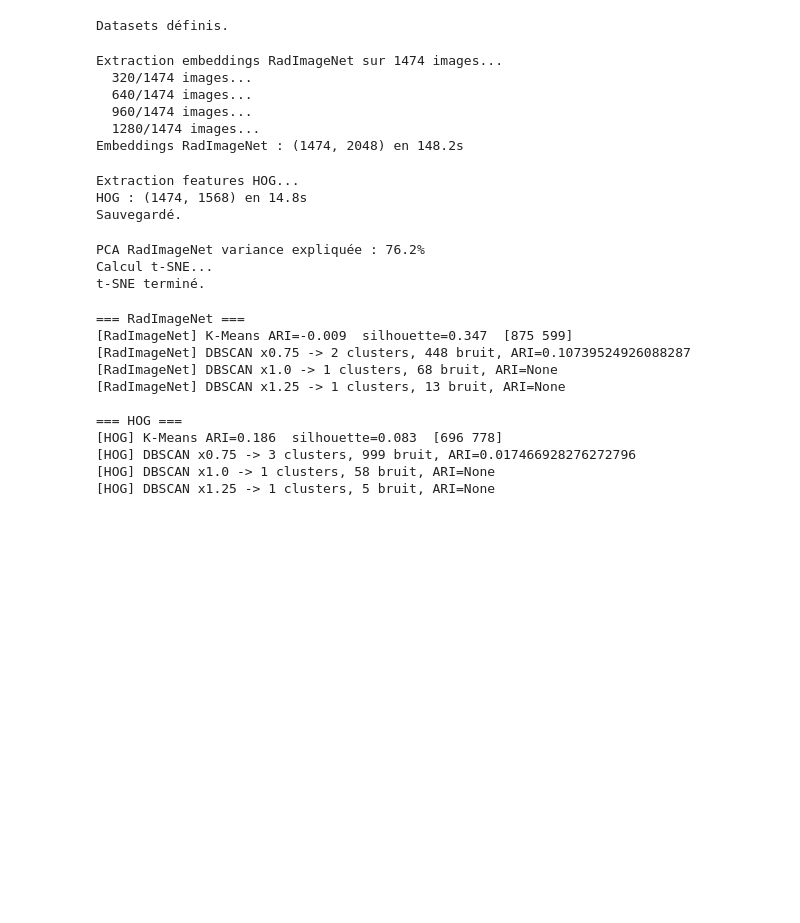
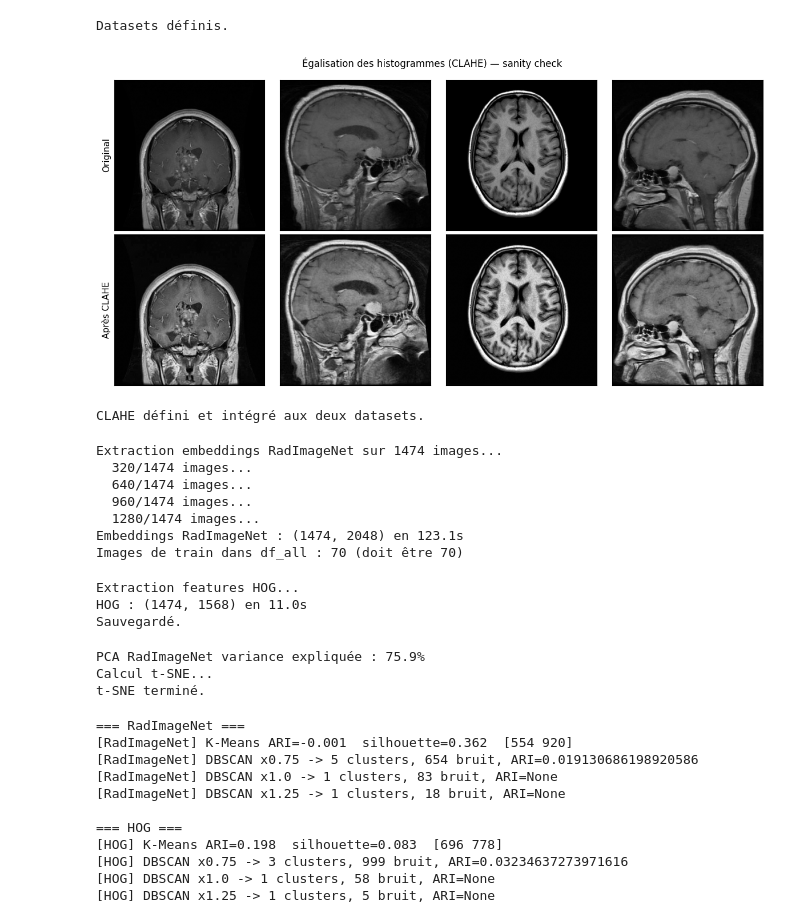
Before and after one commit to fatimaadda2878/BrainScanAI, a Jupyter notebook: 02_pipeline_radimagenet.ipynb, the cells around one changed output. Drawn from its saved outputs; the diff is of its cells as text; code cells hidden in the pictures; blank space fills up the shorter version.

```diff
--- a/02_pipeline_radimagenet.ipynb
+++ b/02_pipeline_radimagenet.ipynb
@@ -170,6 +188,57 @@ def load_gray_np(fp, size=64):
 print("Datasets définis.")
 # %% [output]
 Datasets définis.
+# %%
+import cv2
+
+def apply_clahe(fp, size=224):
+    """Charge une image, applique CLAHE puis retourne un PIL Image."""
+    with Image.open(fp) as im:
+        arr = np.array(im.convert("L"), dtype=np.uint8)
+    clahe = cv2.createCLAHE(clipLimit=2.0, tileGridSize=(8, 8))
+    arr_eq = clahe.apply(arr)
+    return Image.fromarray(arr_eq)
+
+class ImgDatasetRad(Dataset):
+
+    def __init__(self, filepaths):
+        self.fps = list(filepaths)
+    def __len__(self): return len(self.fps)
+    def __getitem__(self, i):
+        img_eq = apply_clahe(self.fps[i])
+        return TRANSFORM(img_eq)
+
+
+class ClfDatasetEq(Dataset):
+
+    def __init__(self, fps, labels, size=64):
+        self.fps = list(fps)
+        self.labels = [LABEL2IDX[l] for l in labels]
+        self.size = size
+    def __len__(self): return len(self.fps)
+    def __getitem__(self, i):
+        img_eq = apply_clahe(self.fps[i])
+        arr = np.array(img_eq.resize((self.size, self.size)), dtype=np.float32) / 255.0
+        return torch.from_numpy(arr)[None], self.labels[i]
+
+
+fig, axes = plt.subplots(2, 4, figsize=(12, 6))
+sample_fps = df_strong["filepath"].sample(4, random_state=1).tolist()
+for j, fp in enumerate(sample_fps):
+    with Image.open(fp) as im:
+        arr_orig = np.array(im.convert("L"))
+    arr_eq = np.array(apply_clahe(fp))
+    axes[0, j].imshow(arr_orig, cmap="gray"); axes[0, j].set_xticks([]); axes[0, j].set_yticks([])
+    axes[1, j].imshow(arr_eq,   cmap="gray"); axes[1, j].set_xticks([]); axes[1, j].set_yticks([])
+axes[0, 0].set_ylabel("Original", fontsize=11)
+axes[1, 0].set_ylabel("Après CLAHE", fontsize=11)
+fig.suptitle("Égalisation des histogrammes (CLAHE) — sanity check")
+plt.tight_layout()
+plt.show()
+print("CLAHE défini et intégré aux deux datasets.")
+# %% [output]
+[figure, added]
+CLAHE défini et intégré aux deux datasets.
 # %%
 df_all = pd.concat([df_strong, df_weak], ignore_index=True)
 is_strong = (df_all["pool"] == "avec_labels").values
@@ -189,13 +258,18 @@ with torch.no_grad():
 
 embeds = np.concatenate(embeds, axis=0)
 print(f"Embeddings RadImageNet : {embeds.shape} en {time.time()-t0:.1f}s")
+# Masque pour les 70 images de TRAIN uniquement (pas les 100)
+is_train      = np.array([fp in train_filepaths for fp in df_all["filepath"]])
+y_true_train  = df_all.loc[is_train, "label"].values
+print(f"Images de train dans df_all : {is_train.sum()} (doit être 70)")
 # %% [output]
 Extraction embeddings RadImageNet sur 1474 images...
   320/1474 images...
   640/1474 images...
   960/1474 images...
   1280/1474 images...
-Embeddings RadImageNet : (1474, 2048) en 148.2s
+Embeddings RadImageNet : (1474, 2048) en 123.1s
+Images de train dans df_all : 70 (doit être 70)
 # %%
 print("Extraction features HOG...")
 t0 = time.time()
@@ -213,7 +287,7 @@ df_all.to_csv("manifest_full_ordered.csv", index=False)
 print("Sauvegardé.")
 # %% [output]
 Extraction features HOG...
-HOG : (1474, 1568) en 14.8s
+HOG : (1474, 1568) en 11.0s
 Sauvegardé.
 # %%
 X_rad = StandardScaler().fit_transform(embeds)
@@ -228,13 +302,13 @@ print("Calcul t-SNE...")
 tsne2_rad = TSNE(n_components=2, random_state=42, perplexity=30, init="pca").fit_transform(X_rad)
 print("t-SNE terminé.")
 # %% [output]
-PCA RadImageNet variance expliquée : 76.2%
+PCA RadImageNet variance expliquée : 75.9%
 Calcul t-SNE...
 t-SNE terminé.
 # %%
 def run_kmeans(Xf, name):
     km  = KMeans(n_clusters=2, random_state=42, n_init=10).fit(Xf)
-    ari = adjusted_rand_score(y_true_strong, km.labels_[is_strong])
+    ari = adjusted_rand_score(y_true_train, km.labels_[is_train])
     sil = silhouette_score(Xf, km.labels_)
     print(f"[{name}] K-Means ARI={ari:.3f}  silhouette={sil:.3f}  {np.bincount(km.labels_)}")
     return km.labels_, ari
@@ -247,7 +321,7 @@ def sweep_dbscan(Xf, name):
     for m in [0.75, 1.0, 1.25]:
         db = DBSCAN(eps=base*m, min_samples=10).fit(Xf)
         nc = len(set(db.labels_)) - (1 if -1 in db.labels_ else 0)
-        ari = adjusted_rand_score(y_true_strong, db.labels_[is_strong]) if nc >= 2 else None
+        ari = adjusted_rand_score(y_true_train, db.labels_[is_train]) if nc >= 2 else None
         print(f"[{name}] DBSCAN x{m} -> {nc} clusters, {(db.labels_==-1).sum()} bruit, ARI={ari}")
         if best is None and nc >= 2: best = db.labels_
     return best
@@ -261,14 +335,14 @@ km_hog, ari_hog = run_kmeans(X_hog, "HOG")
 db_hog = sweep_dbscan(X_hog, "HOG")
 # %% [output]
 === RadImageNet ===
-[RadImageNet] K-Means ARI=-0.009  silhouette=0.347  [875 599]
-[RadImageNet] DBSCAN x0.75 -> 2 clusters, 448 bruit, ARI=0.10739524926088287
-[RadImageNet] DBSCAN x1.0 -> 1 clusters, 68 bruit, ARI=None
-[RadImageNet] DBSCAN x1.25 -> 1 clusters, 13 bruit, ARI=None
+[RadImageNet] K-Means ARI=-0.001  silhouette=0.362  [554 920]
+[RadImageNet] DBSCAN x0.75 -> 5 clusters, 654 bruit, ARI=0.019130686198920586
+[RadImageNet] DBSCAN x1.0 -> 1 clusters, 83 bruit, ARI=None
+[RadImageNet] DBSCAN x1.25 -> 1 clusters, 18 bruit, ARI=None
 
 === HOG ===
-[HOG] K-Means ARI=0.186  silhouette=0.083  [696 778]
-[HOG] DBSCAN x0.75 -> 3 clusters, 999 bruit, ARI=0.017466928276272796
+[HOG] K-Means ARI=0.198  silhouette=0.083  [696 778]
+[HOG] DBSCAN x0.75 -> 3 clusters, 999 bruit, ARI=0.03234637273971616
 [HOG] DBSCAN x1.0 -> 1 clusters, 58 bruit, ARI=None
 [HOG] DBSCAN x1.25 -> 1 clusters, 5 bruit, ARI=None
 # %%
```
Also changed, not shown: parts of 18 cells of this notebook.
